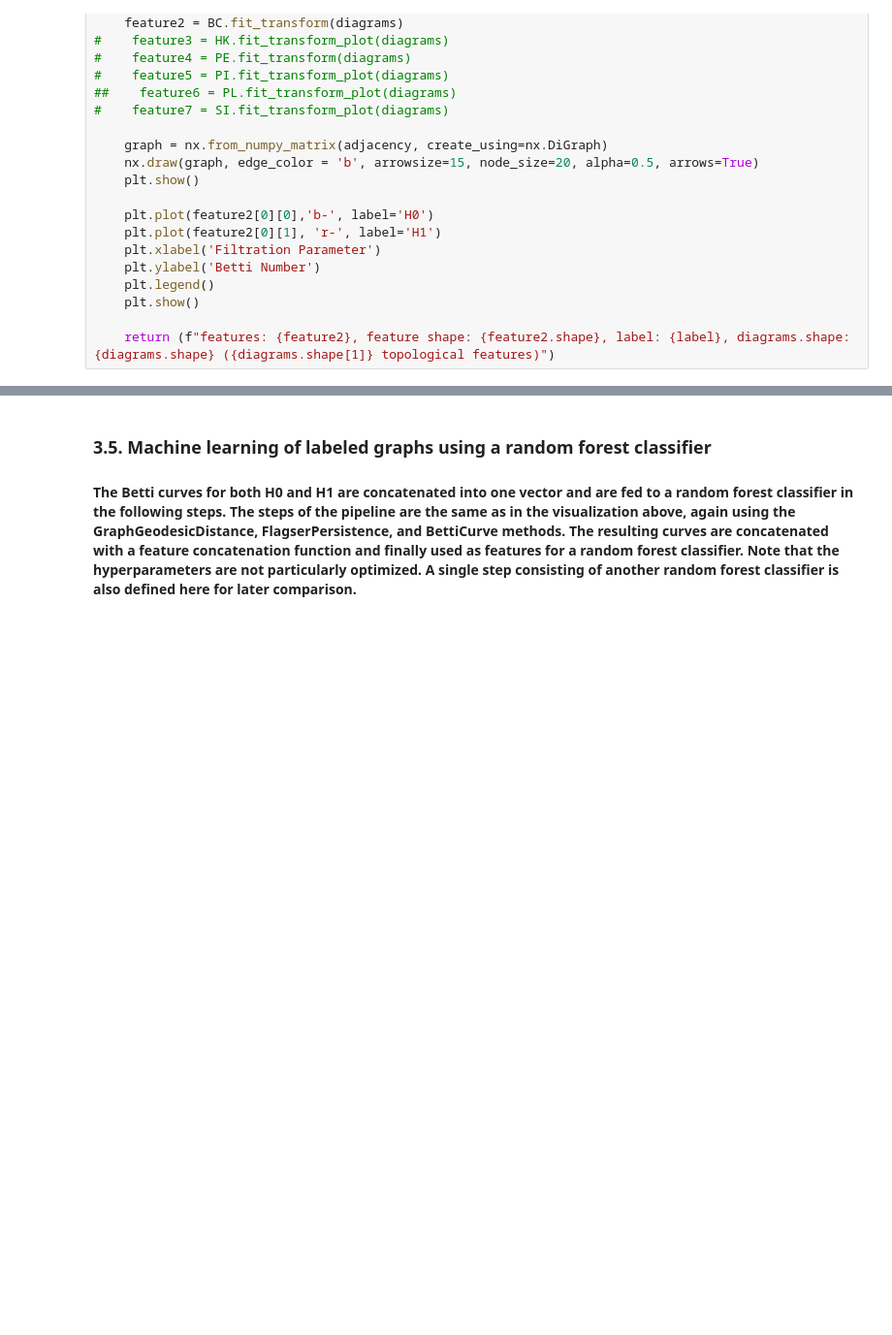
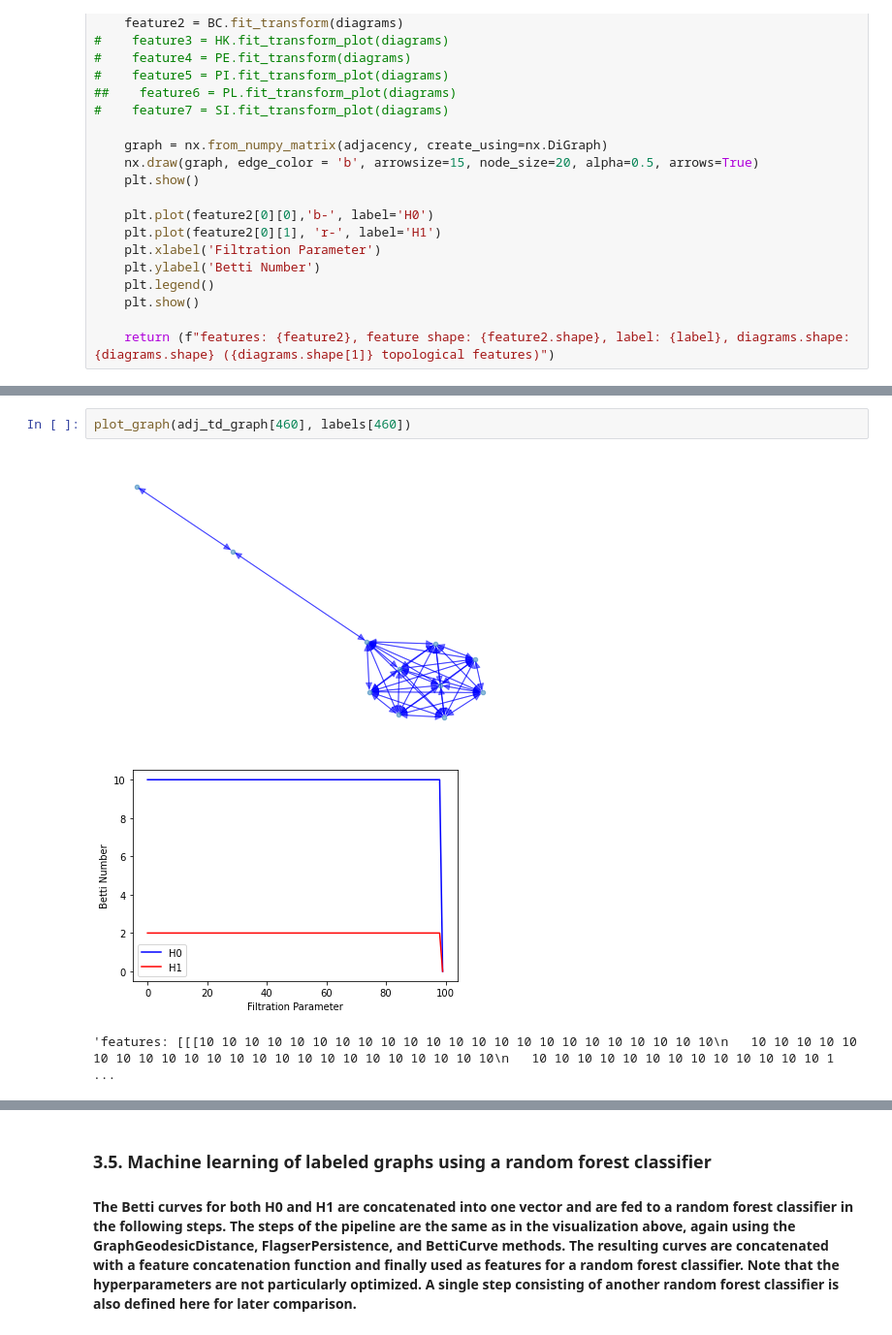
Before and after one commit to giotto-ai/gtda-challenge-2020, a Jupyter notebook: kazuyamagiwa/Graph_Classification_with_Giotto-tda.ipynb, the cells around one changed output, grey strips where cells are left out. Shown at 97% size. Cells and saved outputs as stored; diff of their text form; blank space fills up the shorter version.

```diff
--- a/kazuyamagiwa/Graph_Classification_with_Giotto-tda.ipynb
+++ b/kazuyamagiwa/Graph_Classification_with_Giotto-tda.ipynb
@@ -157,5 +175,11 @@ plot_graph(adj_td_graph[450], labels[450])
 [figure]
 'features: [[[16 16 16 16 16 16 16 16 16 16 16 16 16 16 16 16 16 16 16 16 16 16 16\n   16 16 16 16 16 16 16 16 16 16 16 16 16 16 16 16 16 16 16 16 16 16 16\n   16 16 16 16 16 16 16 16 16 16 16 16 16 1 ...
+# %%
+plot_graph(adj_td_graph[460], labels[460])
+# %% [output]
+[figure, added]
+[figure, added]
+'features: [[[10 10 10 10 10 10 10 10 10 10 10 10 10 10 10 10 10 10 10 10 10 10 10\n   10 10 10 10 10 10 10 10 10 10 10 10 10 10 10 10 10 10 10 10 10 10 10\n   10 10 10 10 10 10 10 10 10 10 10 10 10 1 ...
 # %%
 plot_graph(adj_td_graph[600], labels[600])
 # %% [output]
```
Also changed, not shown: parts of 19 cells of this notebook.
